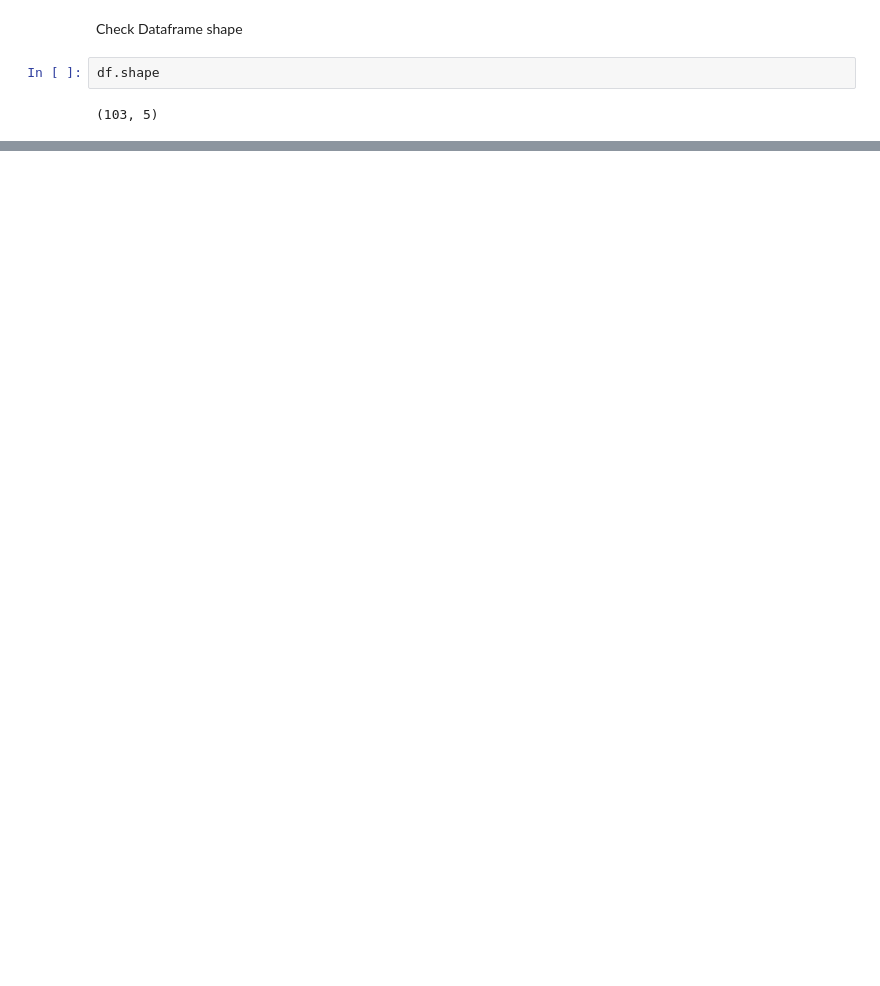
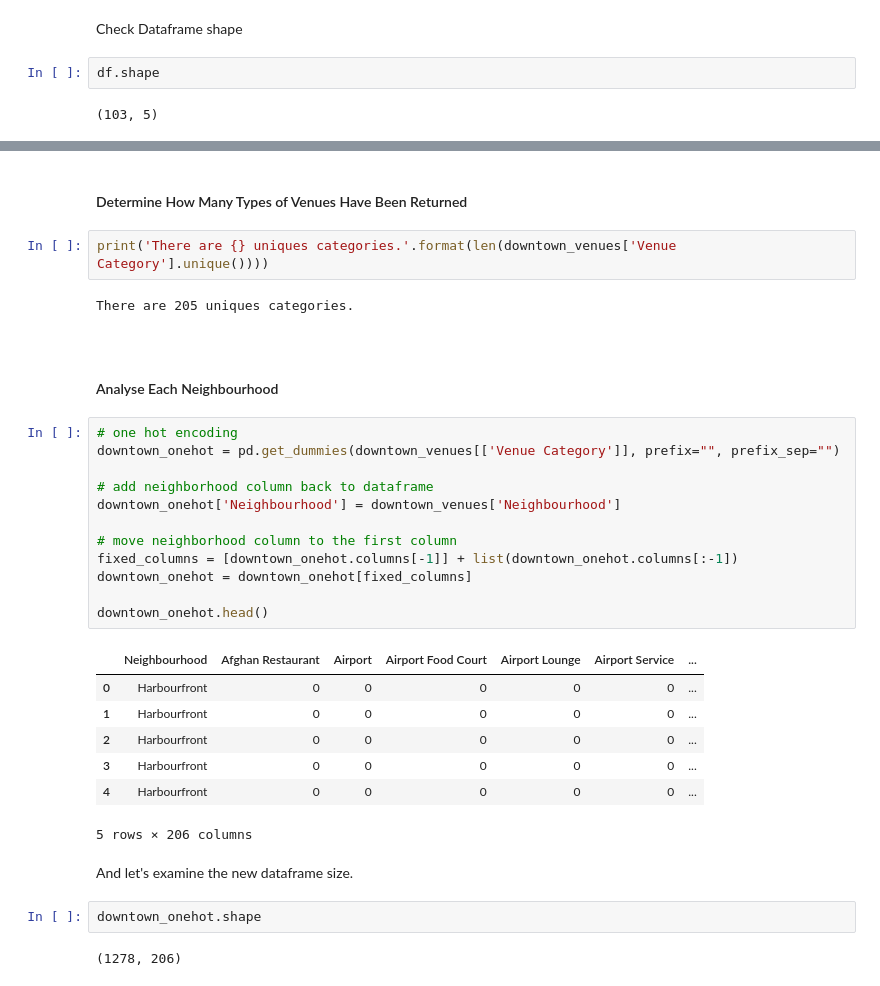
Before and after one commit to joshuagladwin/Coursera_Capstone, a Jupyter notebook: Capstone Project.ipynb, the cells around one changed output, grey strips where cells are left out. Saved outputs shown, nothing was run; the diff lists cells and outputs as text; blank space fills up the shorter version.

```diff
--- a/Capstone Project.ipynb
+++ b/Capstone Project.ipynb
@@ -82,0 +348,36 @@ df.shape
+# %% [markdown]
+#### Determine How Many Types of Venues Have Been Returned
+# %%
+print('There are {} uniques categories.'.format(len(downtown_venues['Venue Category'].unique())))
+# %% [output]
+There are 205 uniques categories.
+# %% [markdown]
+<a id='item3'></a>
+# %% [markdown]
+#### Analyse Each Neighbourhood
+# %%
+# one hot encoding
+downtown_onehot = pd.get_dummies(downtown_venues[['Venue Category']], prefix="", prefix_sep="")
+
+# add neighborhood column back to dataframe
+downtown_onehot['Neighbourhood'] = downtown_venues['Neighbourhood']
+
+# move neighborhood column to the first column
+fixed_columns = [downtown_onehot.columns[-1]] + list(downtown_onehot.columns[:-1])
+downtown_onehot = downtown_onehot[fixed_columns]
+
+downtown_onehot.head()
+# %% [output]
+|  | Neighbourhood | Afghan Restaurant | Airport | Airport Food Court | Airport Lounge | Airport Service | ... |
+| 0 | Harbourfront | 0 | 0 | 0 | 0 | 0 | ... |
+| 1 | Harbourfront | 0 | 0 | 0 | 0 | 0 | ... |
+| 2 | Harbourfront | 0 | 0 | 0 | 0 | 0 | ... |
+| 3 | Harbourfront | 0 | 0 | 0 | 0 | 0 | ... |
+| 4 | Harbourfront | 0 | 0 | 0 | 0 | 0 | ... |
+5 rows × 206 columns
+# %% [markdown]
+And let's examine the new dataframe size.
+# %%
+downtown_onehot.shape
+# %% [output]
+(1278, 206)
```
Also changed, not shown: parts of 65 cells of this notebook.
